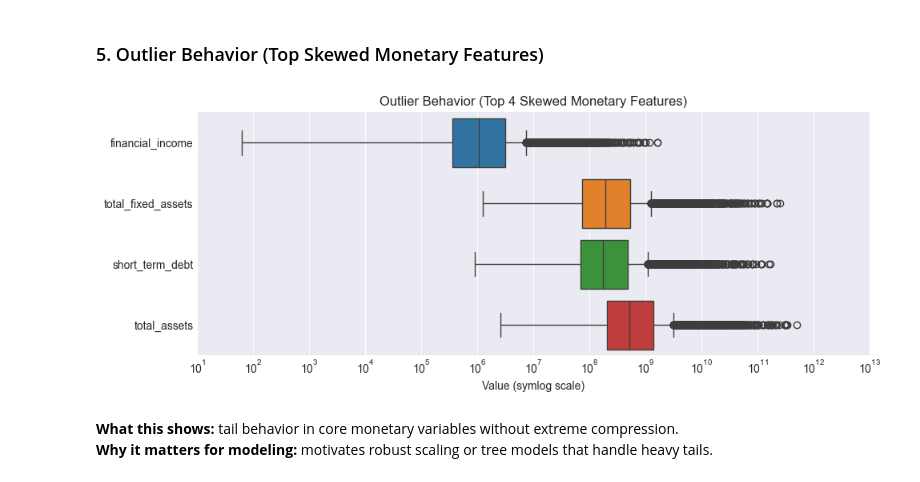
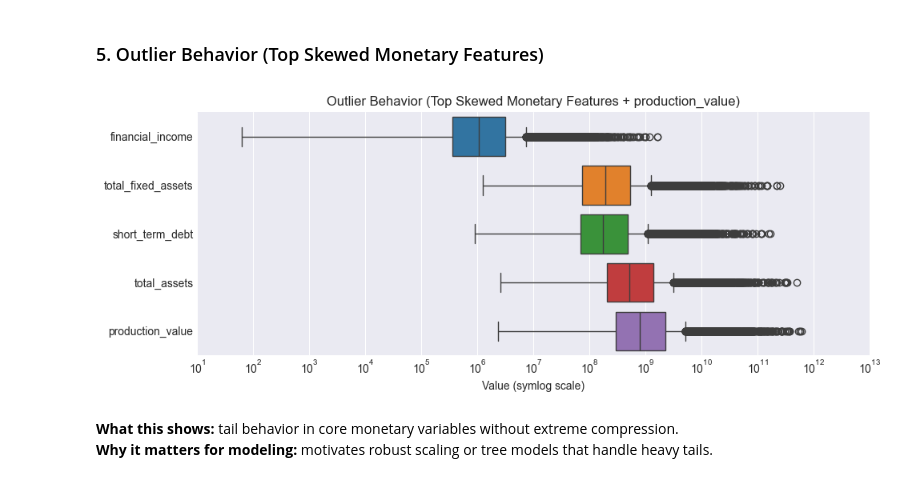
Before and after one commit to KorayAydin3k/Expert_AI_project, a Jupyter notebook: notebook/wer.ipynb, the cells around one changed output. Cells and saved outputs as stored; diff of their text form; code cells hidden in the pictures.

```diff
--- a/notebook/wer.ipynb
+++ b/notebook/wer.ipynb
@@ -247,29 +247,33 @@ Missing Values (non-zero):
 # %%
 # Outlier behavior via top skewed numeric features (log-scale view for readability)
 exclude_cols = ['company_id', 'fiscal_year', target_col, 'bankruptcy_next_year']
 num_features = get_numeric_features(train_df, exclude_cols, categorical_like_cols)
 
 # Heuristic: focus on monetary features (exclude ratios)
 monetary_like = [c for c in num_features if any(x in c for x in ['assets', 'debt', 'income', 'value', 'costs', 'profit'])]
 if len(monetary_like) >= 4:
     top_outlier_cols = top_skewed_features(train_df, monetary_like, k=4)
 else:
     top_outlier_cols = top_skewed_features(train_df, num_features, k=4)
 
+# Always include production_value if present
+if 'production_value' in num_features and 'production_value' not in top_outlier_cols:
+    top_outlier_cols = top_outlier_cols + ['production_value']
+
 plt.figure(figsize=(10, 4))
 sns.boxplot(data=train_df[top_outlier_cols], orient='h')
 plt.xscale('symlog', linthresh=1.0)
 
 # Clip x-axis to positive range (no space below 0)
 lo, hi = clip_bounds(train_df[top_outlier_cols].stack().dropna(), 0.01, 0.99)
 plt.xlim(1e1, 1e13)
-plt.title('Outlier Behavior (Top 4 Skewed Monetary Features)')
+plt.title('Outlier Behavior (Top Skewed Monetary Features + production_value)')
 plt.xlabel('Value (symlog scale)')
 plt.tight_layout()
 save_fig('outlier_boxplots_top4_symlog')
 plt.show()
 # %% [output]
-[figure, old version]
+[figure, new version]
 # %% [markdown]
 **What this shows:** tail behavior in core monetary variables without extreme compression.
 **Why it matters for modeling:** motivates robust scaling or tree models that handle heavy tails.
```
Also changed, not shown: parts of 3 cells of this notebook, 4 other files.
